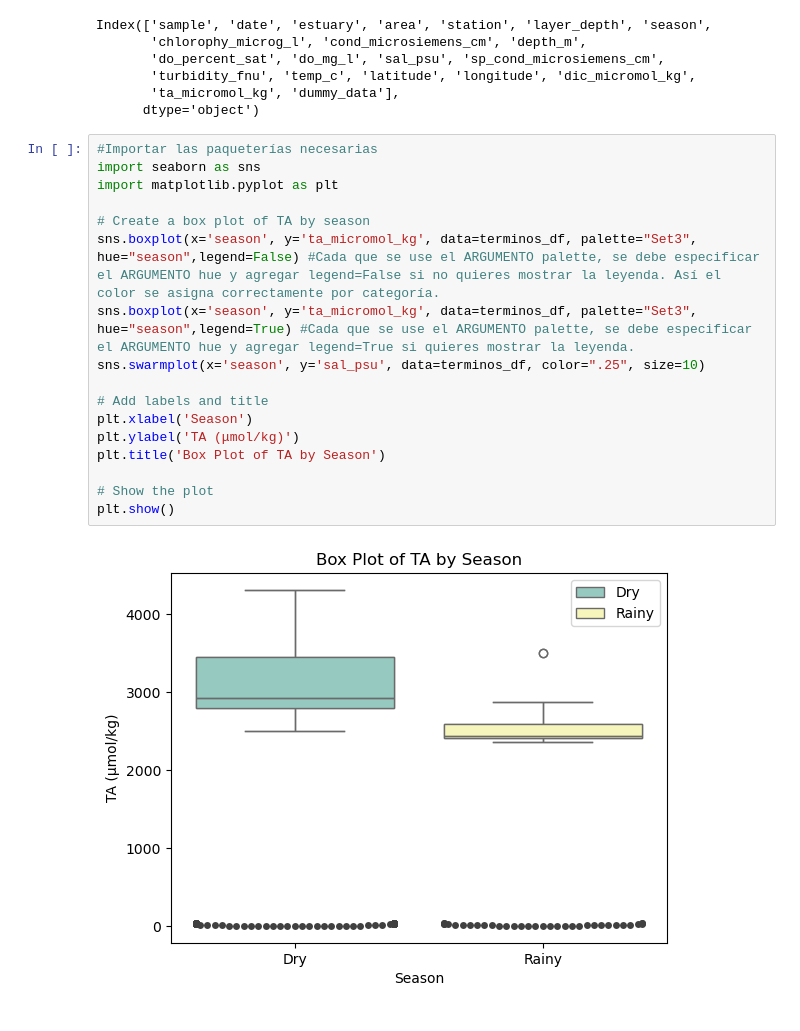
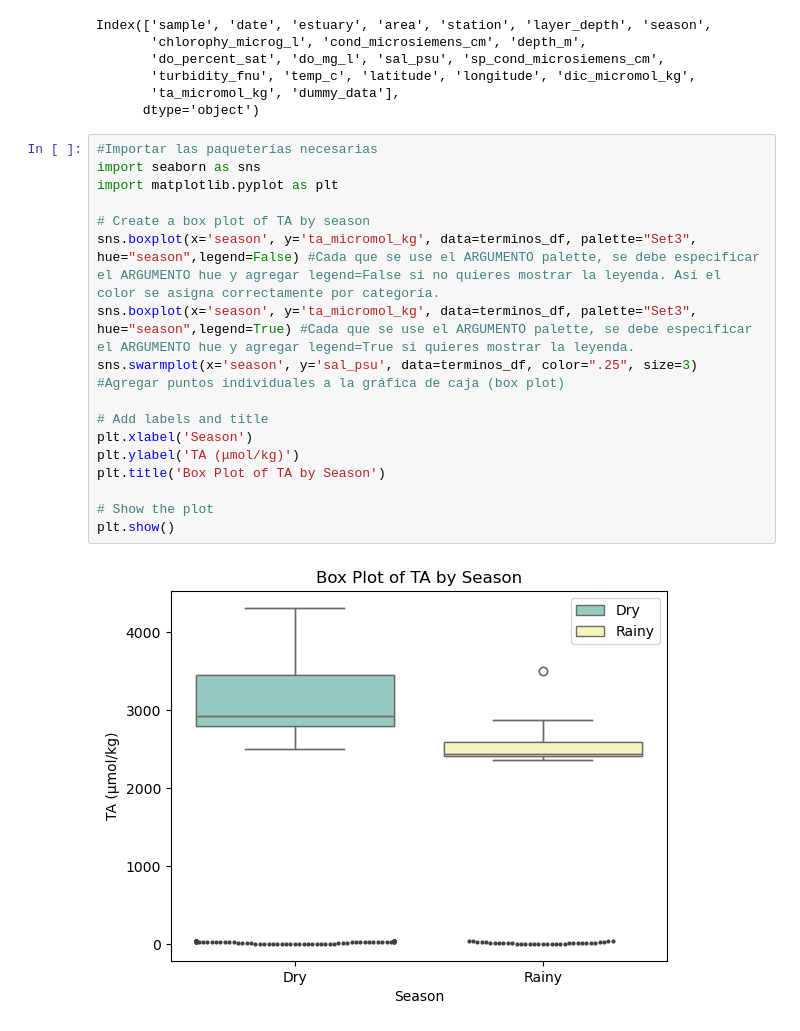
Before and after one commit to jpoh2/modelab-jp, a Jupyter notebook: 09_Mann-WhitneyU_test.ipynb, the cells around one changed output. Cells and saved outputs as stored; diff of their text form.

```diff
--- a/09_Mann-WhitneyU_test.ipynb
+++ b/09_Mann-WhitneyU_test.ipynb
@@ -57,19 +57,19 @@ Index(['sample', 'date', 'estuary', 'area', 'station', 'layer_depth', 'season',
 # %%
 #Importar las paqueterías necesarias
 import seaborn as sns
 import matplotlib.pyplot as plt
 
 # Create a box plot of TA by season
 sns.boxplot(x='season', y='ta_micromol_kg', data=terminos_df, palette="Set3", hue="season",legend=False) #Cada que se use el ARGUMENTO palette, se debe especificar el ARGUMENTO hue y agregar legend=False si no quieres mostrar la leyenda. Así el color se asigna correctamente por categoría.
 sns.boxplot(x='season', y='ta_micromol_kg', data=terminos_df, palette="Set3", hue="season",legend=True) #Cada que se use el ARGUMENTO palette, se debe especificar el ARGUMENTO hue y agregar legend=True si quieres mostrar la leyenda.
-sns.swarmplot(x='season', y='sal_psu', data=terminos_df, color=".25", size=10)
+sns.swarmplot(x='season', y='sal_psu', data=terminos_df, color=".25", size=3) #Agregar puntos individuales a la gráfica de caja (box plot)
 
 # Add labels and title
 plt.xlabel('Season')
 plt.ylabel('TA (μmol/kg)')
 plt.title('Box Plot of TA by Season')
 
 # Show the plot
 plt.show()
 # %% [output]
-[figure, old version]
+[figure, new version]
```
Also changed, not shown: parts of 1 cell of this notebook.
